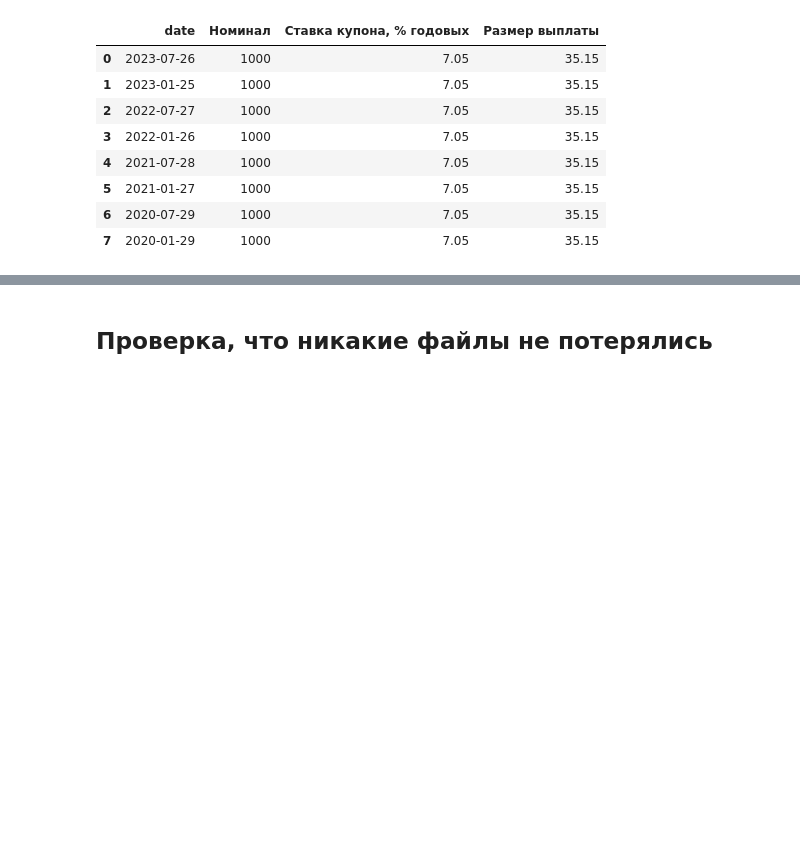
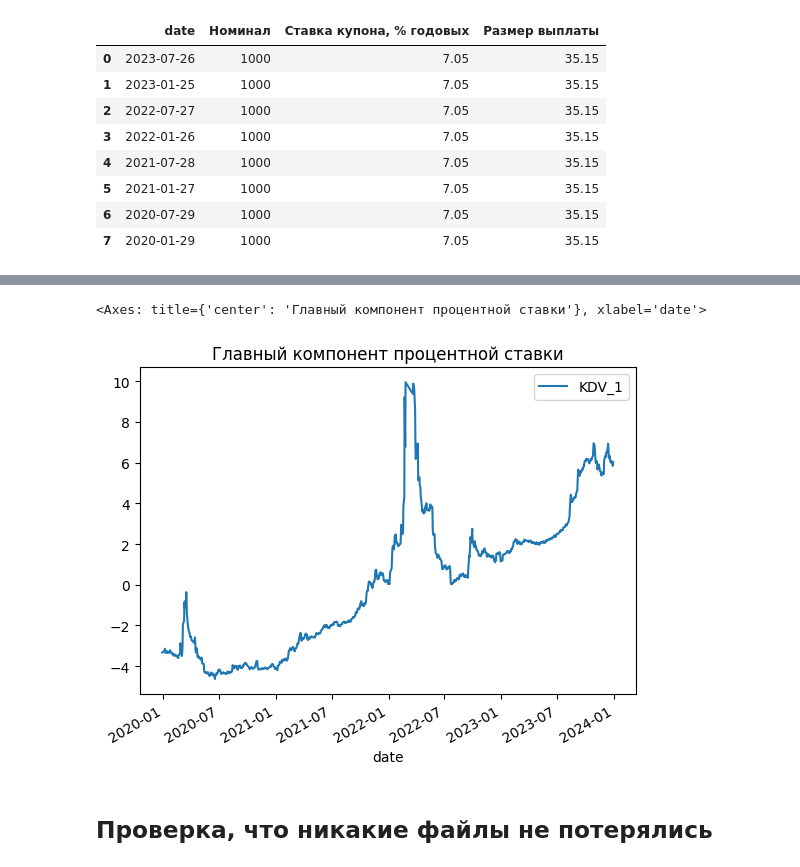
Before and after one commit to yanakhazanova/market_risk, a Jupyter notebook: collect_data.ipynb, the cells around one changed output, grey strips where cells are left out. Cells and saved outputs as stored; diff of their text form; code cells hidden in the pictures; blank space fills up the shorter version.

```diff
--- a/collect_data.ipynb
+++ b/collect_data.ipynb
@@ -373,3 +398,10 @@ df_2
+# %%
+res = pd.concat([res['date'], pd.DataFrame(analyzer.pca_components_, columns=['KDV_1', 'KDV_2'], index=res.index)], axis=1)
+res.to_csv('./data/cdv_int_rate.csv', index=False)
+res.plot(x='date', y='KDV_1', title='Главный компонент процентной ставки')
+# %% [output]
+<Axes: title={'center': 'Главный компонент процентной ставки'}, xlabel='date'>
+[figure, added]
 # %% [markdown]
 ## Проверка, что никакие файлы не потерялись
 # %%
```
Also changed, not shown: parts of 4 cells of this notebook, 2 other files.
